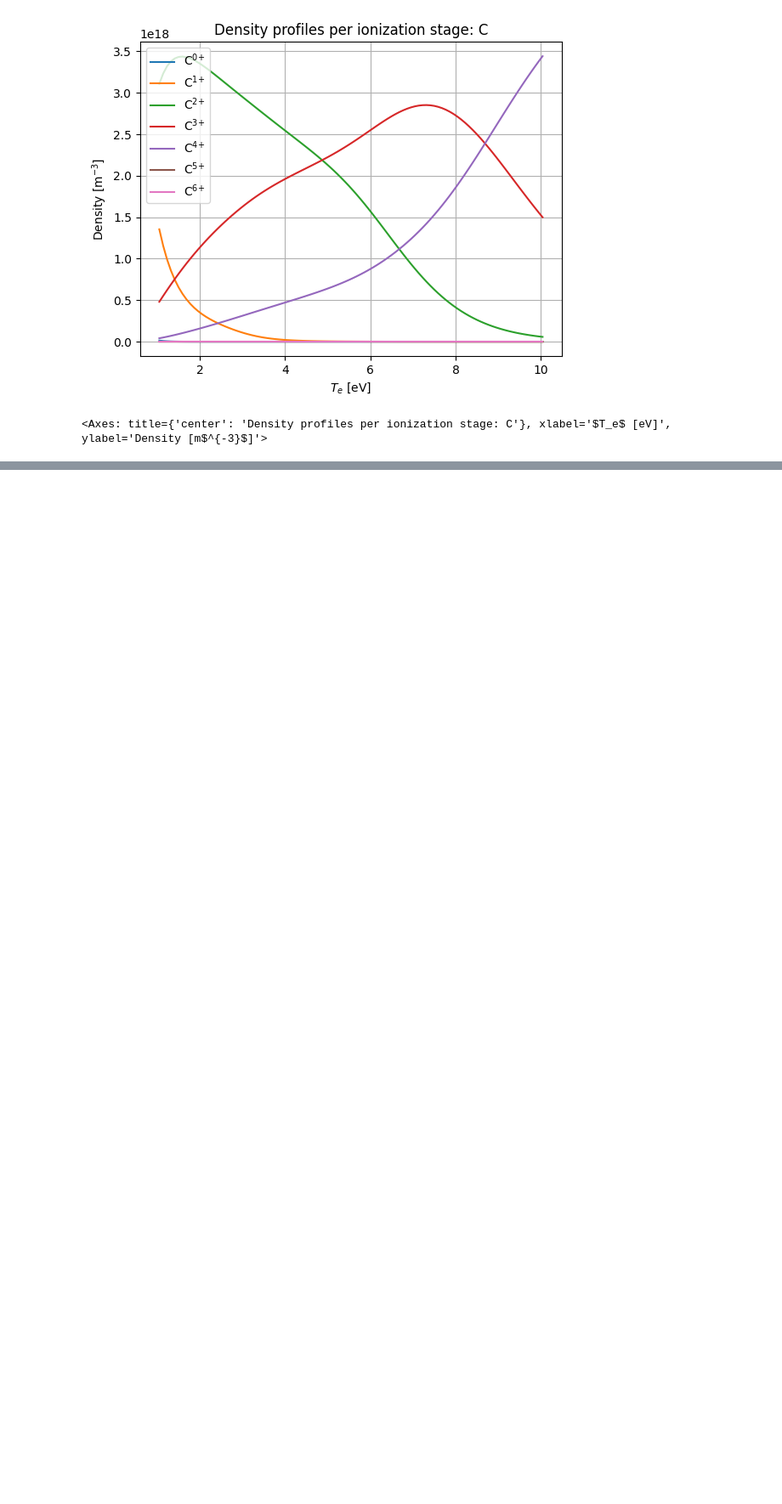
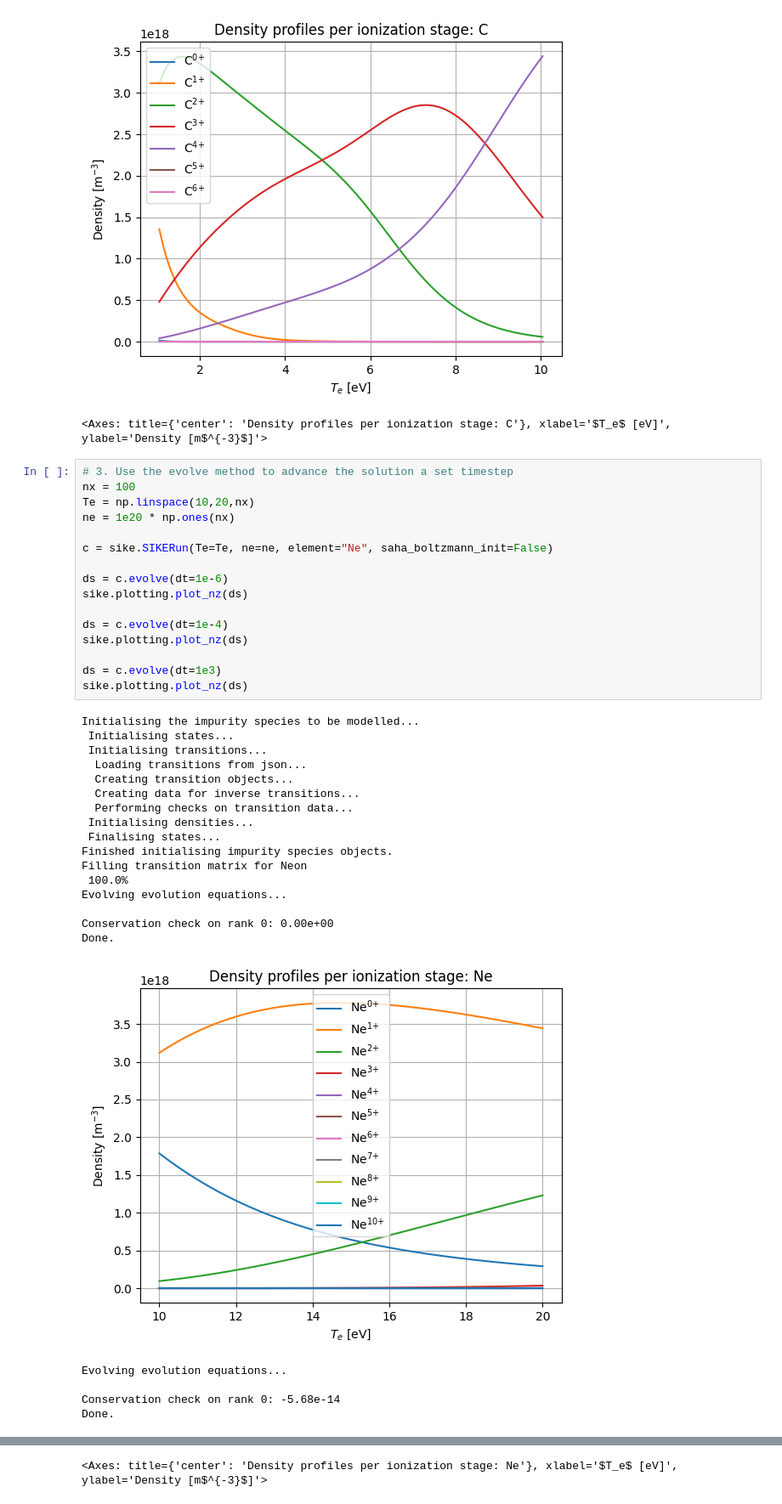
Before and after one commit to Plasdom/SIKE, a Jupyter notebook: notebooks/demo.ipynb, the cells around one changed output, grey strips where cells are left out. Shown at 85% size. Saved outputs shown, nothing was run; the diff lists cells and outputs as text; blank space fills up the shorter version.

```diff
--- a/notebooks/demo.ipynb
+++ b/notebooks/demo.ipynb
@@ -61,3 +61,41 @@ Filling transition matrix for Carbon
 Conservation check: 0.00e+00
 [figure]
 <Axes: title={'center': 'Density profiles per ionization stage: C'}, xlabel='$T_e$ [eV]', ylabel='Density [m$^{-3}$]'>
+# %%
+# 3. Use the evolve method to advance the solution a set timestep
+nx = 100
+Te = np.linspace(10,20,nx)
+ne = 1e20 * np.ones(nx)
+
+c = sike.SIKERun(Te=Te, ne=ne, element="Ne", saha_boltzmann_init=False)
+
+ds = c.evolve(dt=1e-6)
+sike.plotting.plot_nz(ds)
+
+ds = c.evolve(dt=1e-4)
+sike.plotting.plot_nz(ds)
+
+ds = c.evolve(dt=1e3)
+sike.plotting.plot_nz(ds)
+# %% [output]
+Initialising the impurity species to be modelled...
+ Initialising states...
+ Initialising transitions...
+  Loading transitions from json...
+  Creating transition objects...
+  Creating data for inverse transitions...
+  Performing checks on transition data...
+ Initialising densities...
+ Finalising states...
+Finished initialising impurity species objects.
+Filling transition matrix for Neon
+ 100.0%
+Evolving evolution equations...
+
+Conservation check on rank 0: 0.00e+00
+Done.
+[figure, added]
+Evolving evolution equations...
+
+Conservation check on rank 0: -5.68e-14
+Done.
@@ -64 +108,2 @@ Conservation check: 0.00e+00
+<Axes: title={'center': 'Density profiles per ionization stage: Ne'}, xlabel='$T_e$ [eV]', ylabel='Density [m$^{-3}$]'>
 # %%
```
Also changed, not shown: parts of 3 cells of this notebook, 11 other files.
